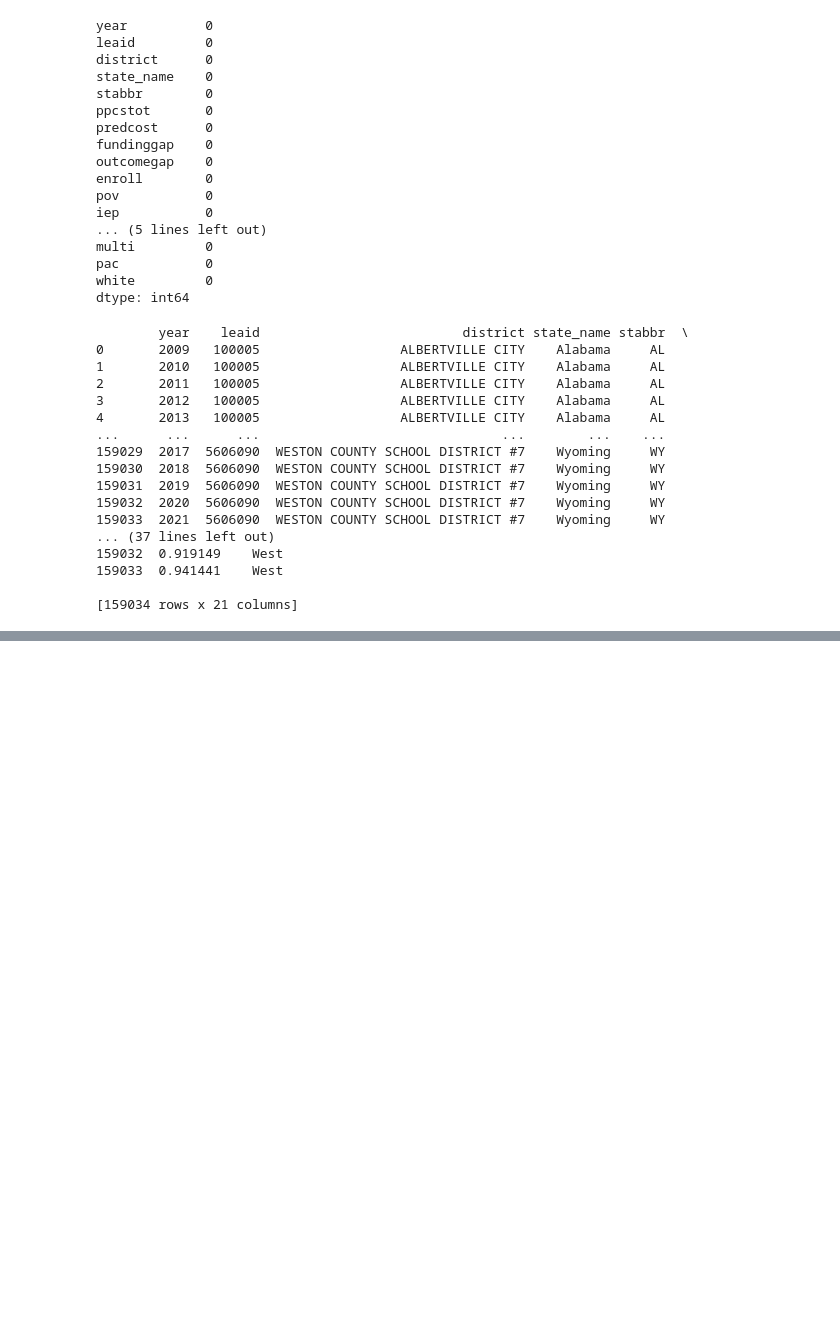
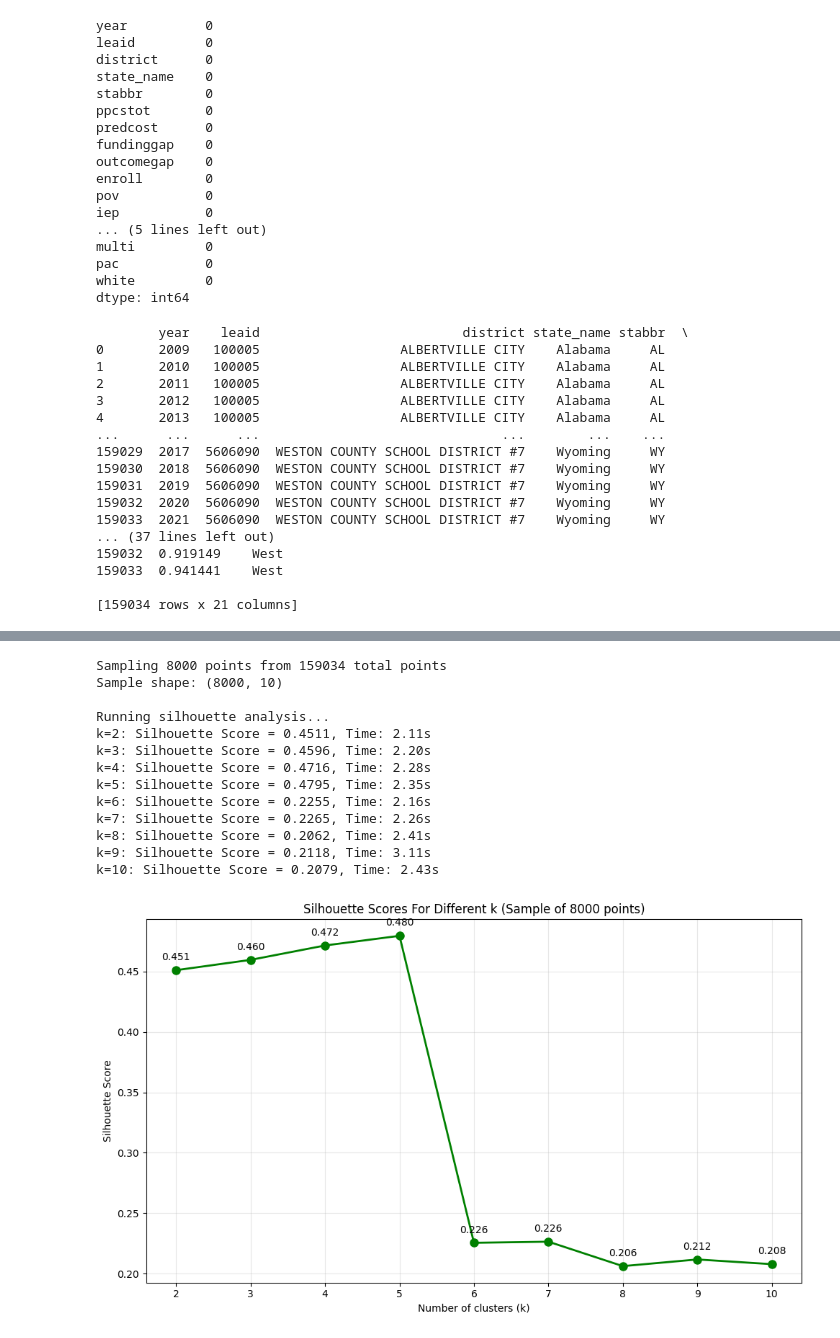
Before and after one commit to mwhiteaz/SchoolFunding, a Jupyter notebook: schoolfundingeda-10-10.ipynb, the cells around one changed output, grey strips where cells are left out. Drawn from its saved outputs; the diff is of its cells as text; code cells hidden in the pictures; blank space fills up the shorter version.

```diff
--- a/schoolfundingeda-10-10.ipynb
+++ b/schoolfundingeda-10-10.ipynb
@@ -708,0 +711,79 @@ print(df[['funding_gap'] + features + ['cluster']].head())
+# %%
+# Sample the data for silhouette analysis
+# For 159k rows, use 5000-10000 sample points
+sample_size = 8000  # Good balance of speed vs accuracy
+print(f"Sampling {sample_size} points from {X_scaled.shape[0]} total points")
+
+# Create stratified sample to maintain data distribution
+np.random.seed(42)  # For reproducibility
+sample_indices = np.random.choice(X_scaled.shape[0], sample_size, replace=False)
+X_sample = X_scaled[sample_indices]
+
+print(f"Sample shape: {X_sample.shape}")
+
+# Silhouette analysis on sample
+K_range = range(2, 11)
+sil_scores = []
+
+print("\nRunning silhouette analysis...")
+for k in K_range:
+    start_time = time.time()
+
+    # Fit kmeans on sample
+    kmeans = KMeans(n_clusters=k, random_state=42, n_init=10)
+    labels = kmeans.fit_predict(X_sample)
+
+    # Calculate silhouette score on sample
+    score = silhouette_score(X_sample, labels)
+    sil_scores.append(score)
+
+    elapsed = time.time() - start_time
+    print(f"k={k}: Silhouette Score = {score:.4f}, Time: {elapsed:.2f}s")
+
+# Plot results
+plt.figure(figsize=(10, 6))
+plt.plot(K_range, sil_scores, 'go-', linewidth=2, markersize=8)
+plt.xlabel('Number of clusters (k)')
+plt.ylabel('Silhouette Score')
+plt.title(f'Silhouette Scores For Different k (Sample of {sample_size} points)')
+plt.grid(True, alpha=0.3)
+plt.xticks(K_range)
+
+# Add value labels on points
+for i, (k, score) in enumerate(zip(K_range, sil_scores)):
+    plt.annotate(f'{score:.3f}', (k, score), textcoords="offset points",
+                xytext=(0,10), ha='center')
+
+plt.tight_layout()
+plt.show()
+
+# Find optimal k
+optimal_k_sil = K_range[np.argmax(sil_scores)]
+max_sil_score = max(sil_scores)
+
+print(f"\nOptimal k based on Silhouette Score: {optimal_k_sil}")
+print(f"Maximum Silhouette Score: {max_sil_score:.4f}")
+
+# Compare with your elbow method result
+print(f"Elbow method suggested: k=4")
+print(f"Silhouette method suggests: k={optimal_k_sil}")
+
+if optimal_k_sil == 4:
+    print("✅ Both methods agree on k=4!")
+else:
+    print(f"⚠️ Methods disagree. Silhouette score for k=4: {sil_scores[2]:.4f}")
+# %% [output]
+Sampling 8000 points from 159034 total points
+Sample shape: (8000, 10)
+
+Running silhouette analysis...
+k=2: Silhouette Score = 0.4511, Time: 2.11s
+k=3: Silhouette Score = 0.4596, Time: 2.20s
+k=4: Silhouette Score = 0.4716, Time: 2.28s
+k=5: Silhouette Score = 0.4795, Time: 2.35s
+k=6: Silhouette Score = 0.2255, Time: 2.16s
+k=7: Silhouette Score = 0.2265, Time: 2.26s
+k=8: Silhouette Score = 0.2062, Time: 2.41s
+k=9: Silhouette Score = 0.2118, Time: 3.11s
+k=10: Silhouette Score = 0.2079, Time: 2.43s
+[figure, added]
```
Also changed, not shown: parts of 22 cells of this notebook.
